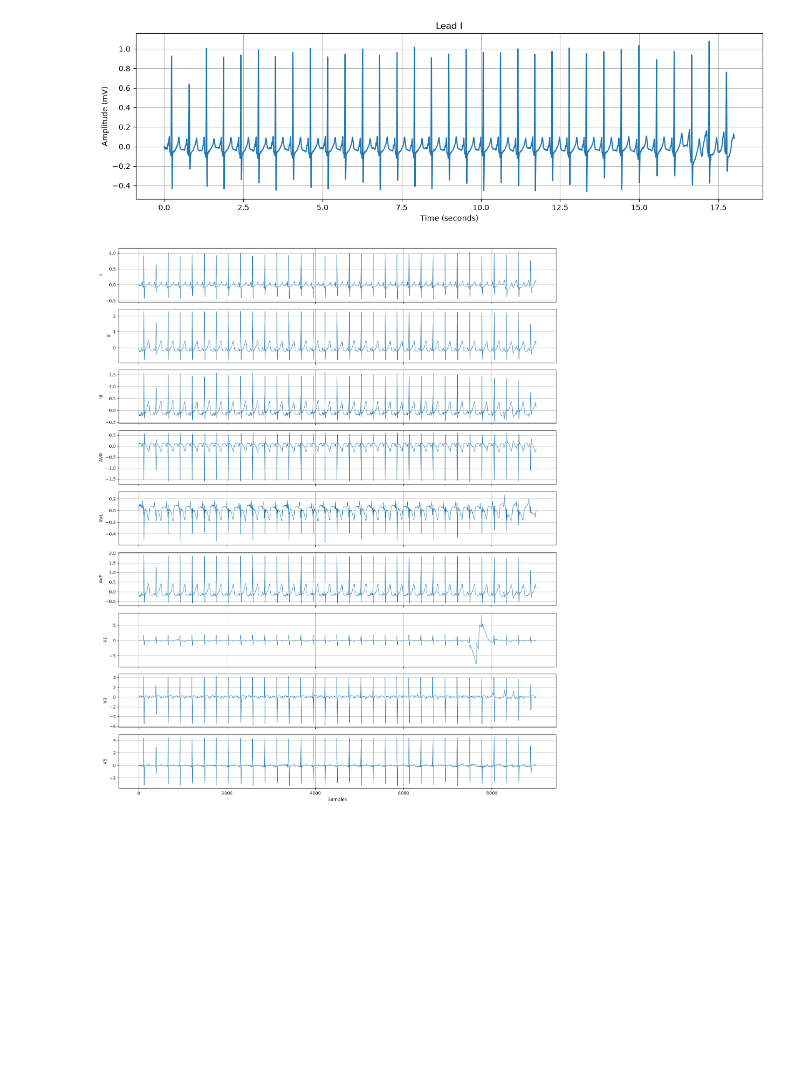
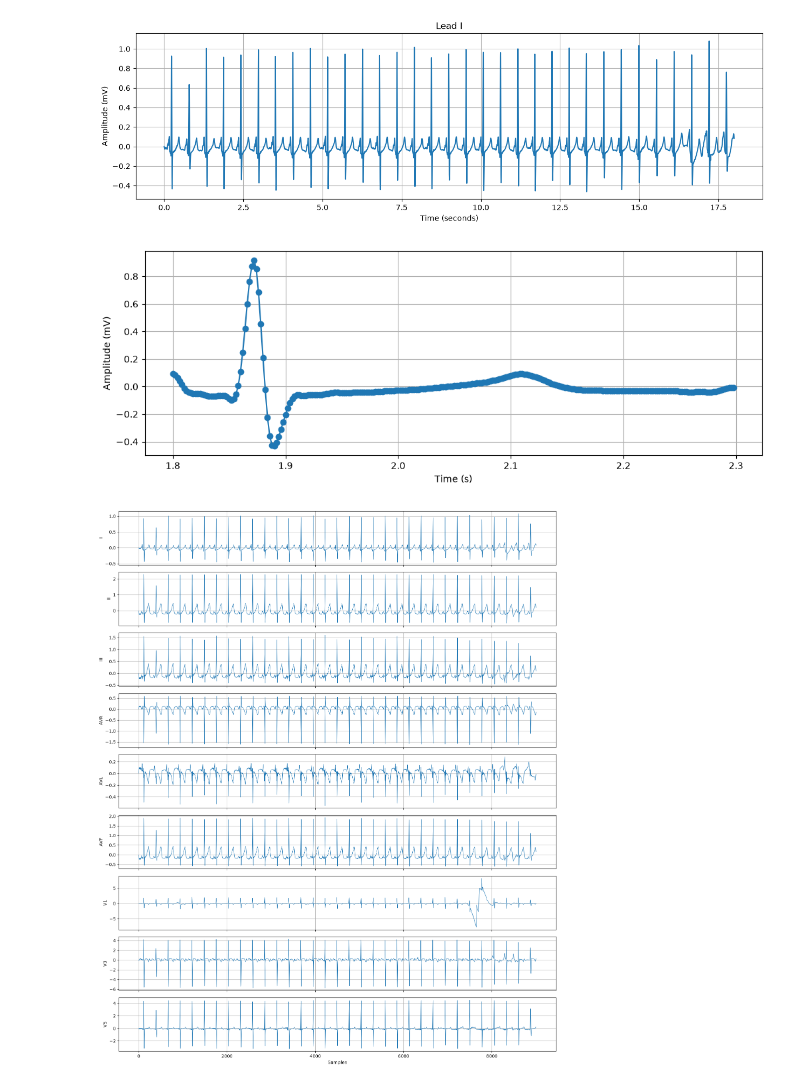
Before and after one commit to Muizzahmed786/ECG-Analysis, a Jupyter notebook: week2/ecg_analysis.ipynb, the cells around one changed output. Cells and saved outputs as stored; diff of their text form; code cells hidden in the pictures; blank space fills up the shorter version.

```diff
--- a/week2/ecg_analysis.ipynb
+++ b/week2/ecg_analysis.ipynb
@@ -62,4 +207,59 @@ plt.grid(True)
 plt.show()
 # %% [output]
 [figure]
+# %%
+# ============================================================
+# Zoom into a Single Heartbeat for Detailed ECG Inspection
+# ------------------------------------------------------------
+# This block visualizes a small segment of the ECG recording
+# by plotting only a selected range of samples. Zooming into
+# the signal makes it easier to inspect the morphology of an
+# individual heartbeat, including the P wave, QRS complex,
+# and T wave.
+#
+# The variables `start` and `end` define the range of sample
+# indices to be displayed. Only the samples between these
+# indices are extracted from the ECG recording.
+#
+# The x-axis uses the previously created `time` array, so the
+# waveform is displayed against time (seconds) instead of
+# sample number.
+#
+# The ECG signal is selected using:
+#
+#     record.p_signal[start:end, 0]
+#
+# where:
+# - `start:end` selects a subset of samples.
+# - `0` selects the first ECG lead (Lead I).
+#
+# The argument `marker='o'` places a circular marker at every
+# recorded sample. This helps visualize the individual data
+# points collected by the ECG machine and demonstrates that
+# the seemingly vertical spikes seen in the full recording are
+# actually formed by many closely spaced samples connected by
+# straight line segments.
+#
+# This zoomed visualization is particularly useful for
+# examining the shape, duration, and amplitude of individual
+# cardiac cycles.
+#
+# Expected Output:
+# A zoomed-in plot of Lead I showing a small time window of
+# the ECG waveform with individual sample points marked.
+# ============================================================
+
+start = 900
+end = 1150
+
+plt.figure(figsize=(12, 4))
+plt.plot(time[start:end], record.p_signal[start:end, 0], marker='o')
+
+plt.grid(True)
+plt.xlabel("Time (s)")
+plt.ylabel("Amplitude (mV)")
+
+plt.show()
+# %% [output]
+[figure, added]
 # %%
```
Also changed, not shown: parts of 6 cells of this notebook.
